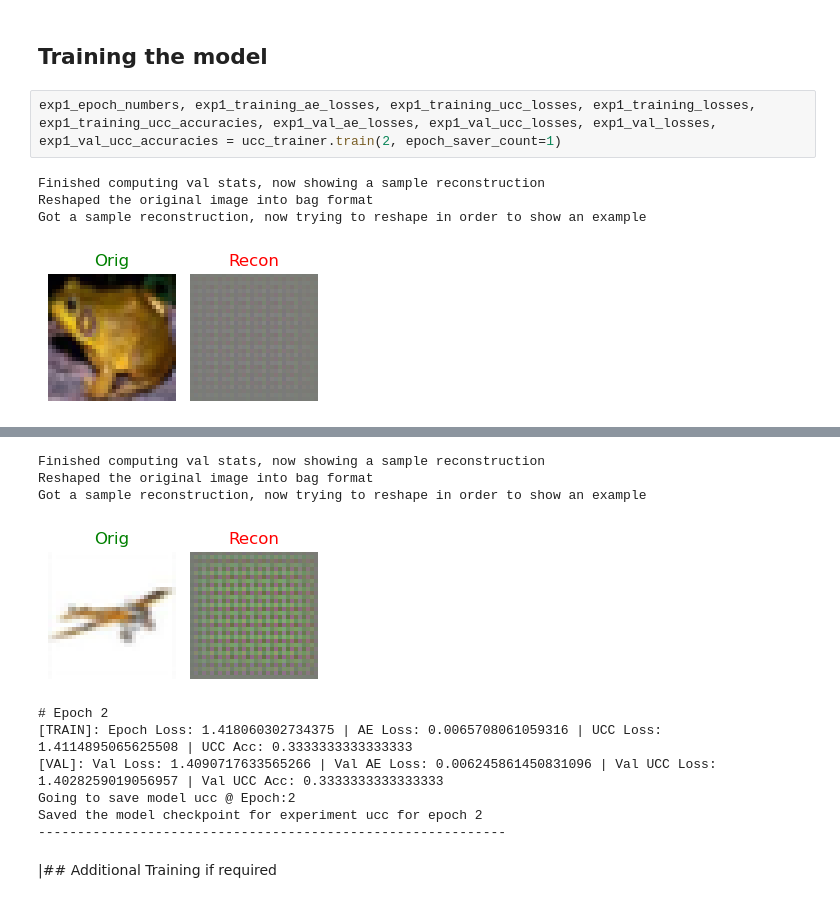
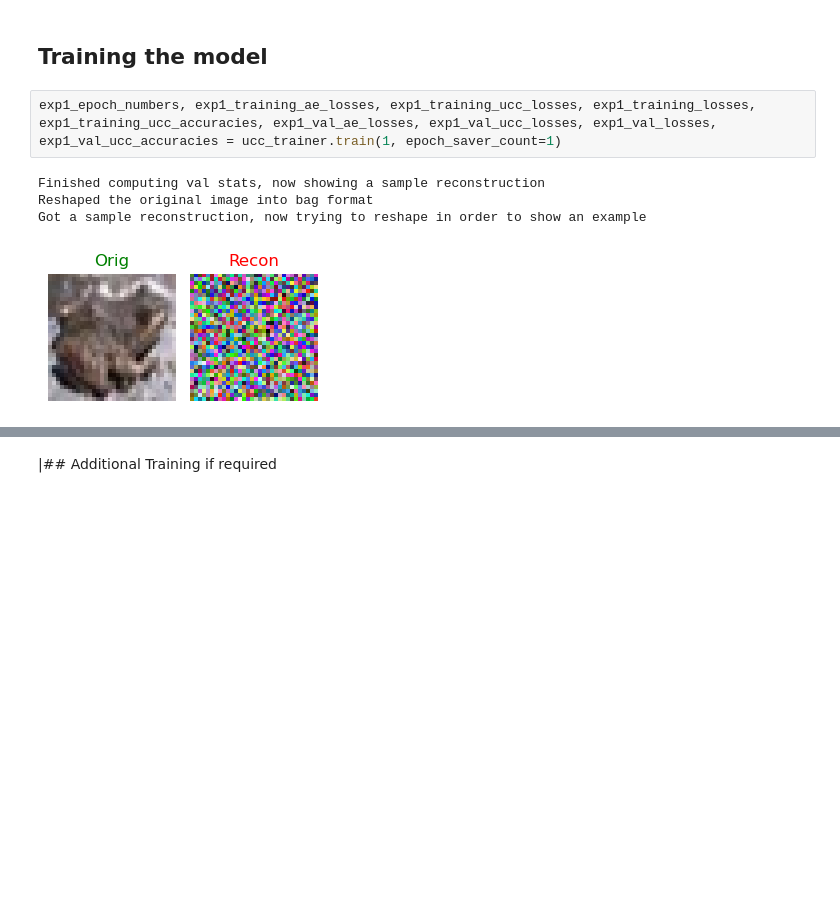
Before and after one commit to ParasharaRamesh/NUS-CS5242-Neural-Networks-and-Deep-Learning, a Jupyter notebook: Assignment 3 (CIFAR Clustering)/My test code/test.ipynb, the cells around one changed output, grey strips where cells are left out. Cells and saved outputs as stored; diff of their text form; blank space fills up the shorter version.

Commit message:
tested out all the stuff now for colab training

```diff
--- a/Assignment 3 (CIFAR Clustering)/My test code/test.ipynb
+++ b/Assignment 3 (CIFAR Clustering)/My test code/test.ipynb
@@ -131,10 +130,10 @@ Combined UCC model initialized
 # %% [markdown]
 ## Training the model
 # %%
-exp1_epoch_numbers, exp1_training_ae_losses, exp1_training_ucc_losses, exp1_training_losses, exp1_training_ucc_accuracies, exp1_val_ae_losses, exp1_val_ucc_losses, exp1_val_losses, exp1_val_ucc_accuracies = ucc_trainer.train(2, epoch_saver_count=1)
+exp1_epoch_numbers, exp1_training_ae_losses, exp1_training_ucc_losses, exp1_training_losses, exp1_training_ucc_accuracies, exp1_val_ae_losses, exp1_val_ucc_losses, exp1_val_losses, exp1_val_ucc_accuracies = ucc_trainer.train(1, epoch_saver_count=1)
 # %% [output]
 Finished computing val stats, now showing a sample reconstruction
 Reshaped the original image into bag format
 Got a sample reconstruction, now trying to reshape in order to show an example
-[figure, old version]
+[figure, new version]
 # Epoch 1
@@ -143,16 +142,6 @@ Got a sample reconstruction, now trying to reshape in order to show an example
 Going to save model ucc @ Epoch:1
 Saved the model checkpoint for experiment ucc for epoch 1
 ------------------------------------------------------------
-Finished computing val stats, now showing a sample reconstruction
-Reshaped the original image into bag format
-Got a sample reconstruction, now trying to reshape in order to show an example
-[figure, removed]
-# Epoch 2
-[TRAIN]: Epoch Loss: 1.418060302734375 | AE Loss: 0.0065708061059316 | UCC Loss: 1.4114895065625508 | UCC Acc: 0.3333333333333333
-[VAL]: Val Loss: 1.4090717633565266 | Val AE Loss: 0.006245861450831096 | Val UCC Loss: 1.4028259019056957 | Val UCC Acc: 0.3333333333333333
-Going to save model ucc @ Epoch:2
-Saved the model checkpoint for experiment ucc for epoch 2
-------------------------------------------------------------
 # %% [markdown]
 |## Additional Training if required
 # %%
```
Also changed, not shown: parts of 12 cells of this notebook, 2 other files.
